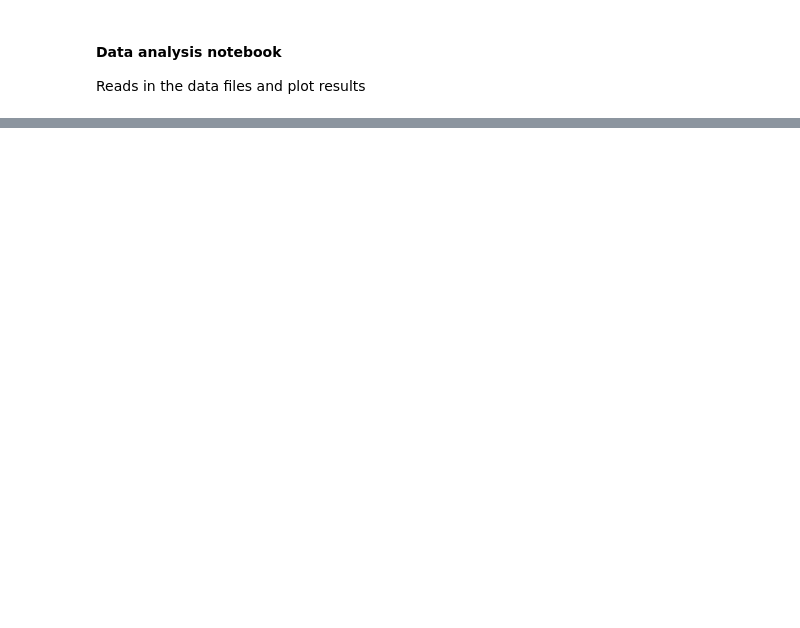
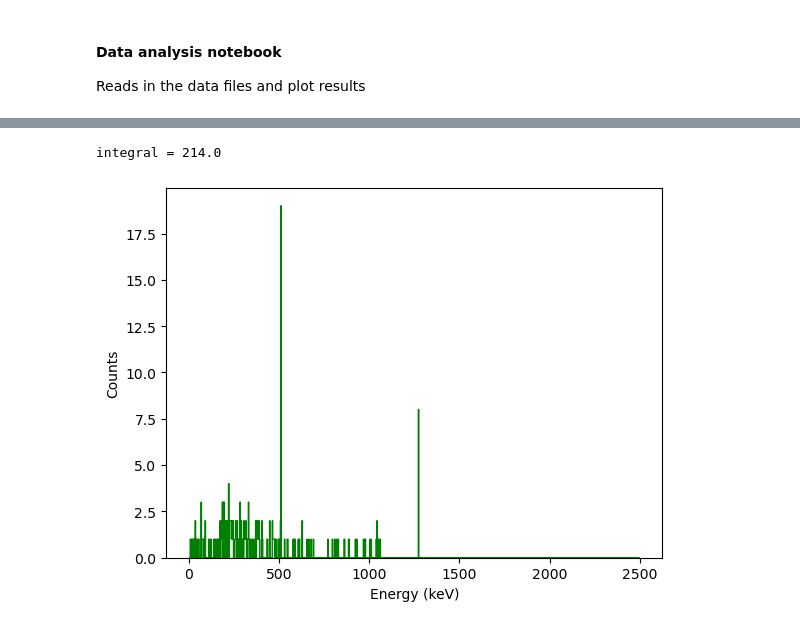
Before and after one commit to acolijn/G4XamsSim, a Jupyter notebook: analysis/analysis.ipynb, the cells around one changed output, grey strips where cells are left out. Cells and saved outputs as stored; diff of their text form; code cells hidden in the pictures; blank space fills up the shorter version.

```diff
--- a/analysis/analysis.ipynb
+++ b/analysis/analysis.ipynb
@@ -41,0 +38,7 @@ integral = 398097.0
+# %%
+ax = std.plot_histogram("eh", bins=1000, range=(0, 2500), show=False)
+ax.set_yscale('linear')
+plt.show()
+# %% [output]
+integral = 214.0
+[figure, added]
```
Also changed, not shown: parts of 10 cells of this notebook, 10 other files.
